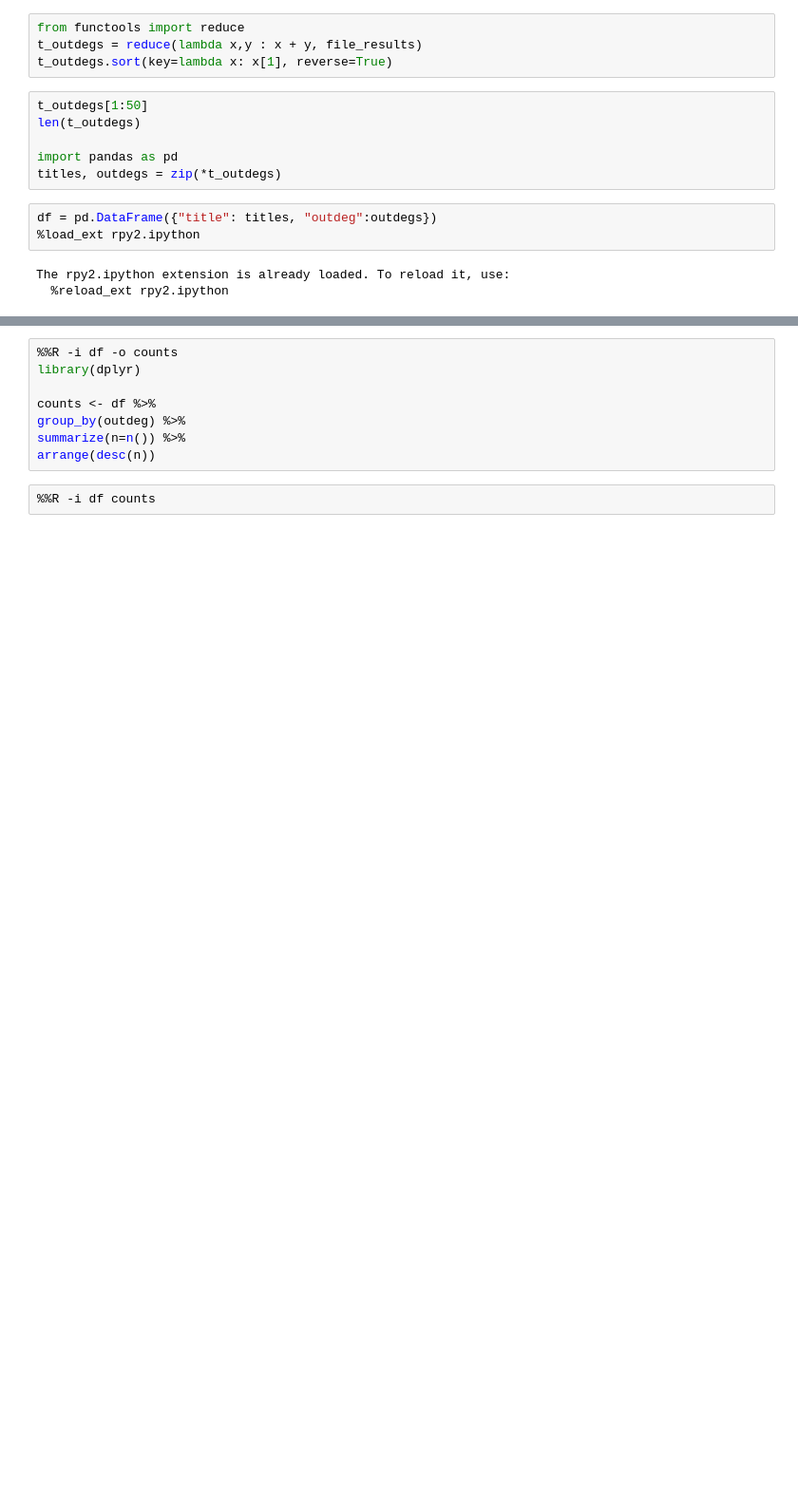
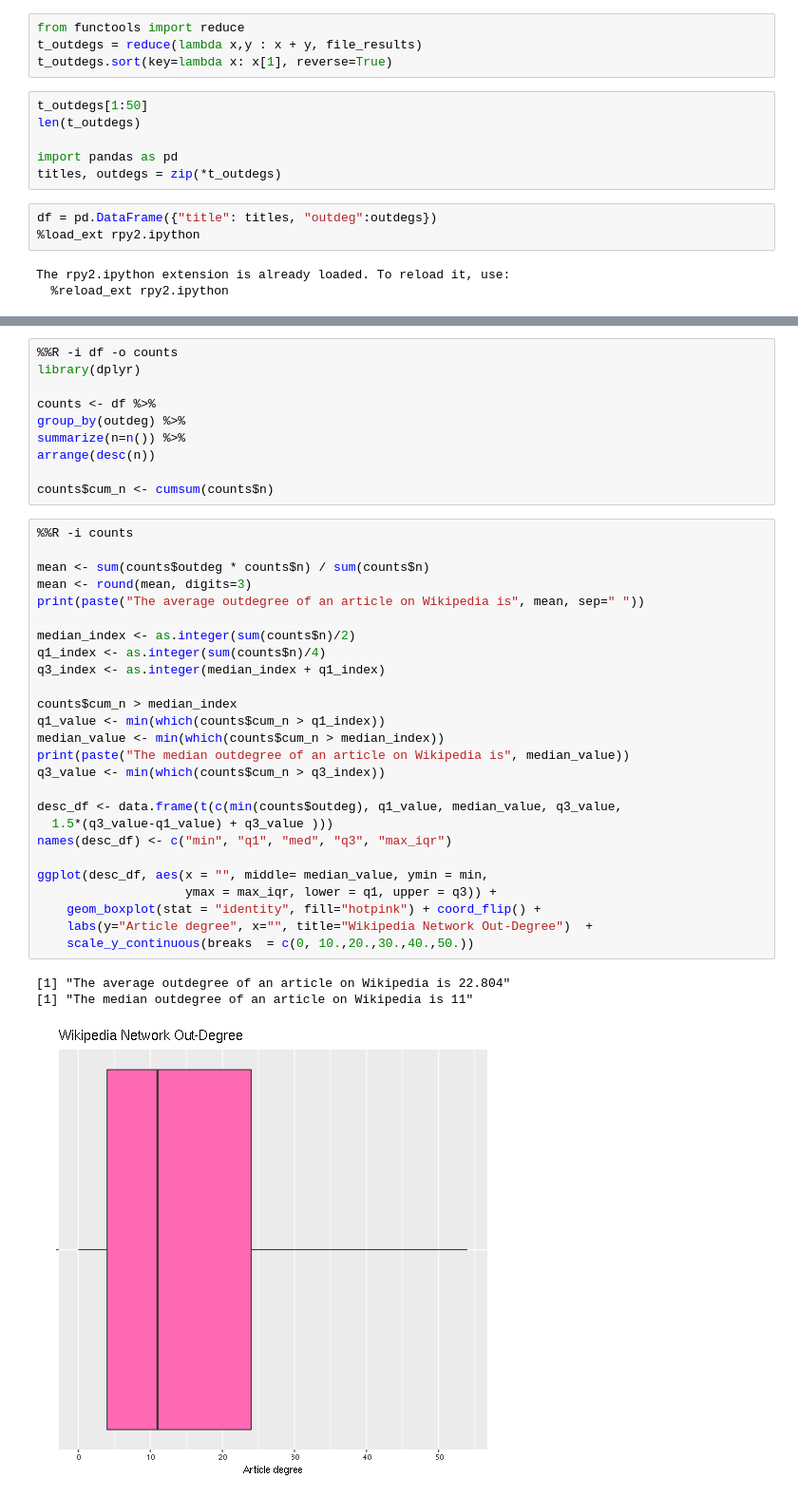
Before and after one commit to lacoperon/Wikipedia_Embedding, a Jupyter notebook: data_analysis.ipynb, the cells around one changed output, grey strips where cells are left out. Shown: that part at 95% size. Cells and saved outputs as stored; diff of their text form; blank space fills up the shorter version.

```diff
--- a/data_analysis.ipynb
+++ b/data_analysis.ipynb
@@ -80,5 +84,35 @@ counts <- df %>%
 group_by(outdeg) %>%
 summarize(n=n()) %>%
 arrange(desc(n))
+
+counts$cum_n <- cumsum(counts$n)
-# %%
-%%R -i df counts
+# %%
+%%R -i counts
+
+mean <- sum(counts$outdeg * counts$n) / sum(counts$n)
+mean <- round(mean, digits=3)
+print(paste("The average outdegree of an article on Wikipedia is", mean, sep=" "))
+
+median_index <- as.integer(sum(counts$n)/2)
+q1_index <- as.integer(sum(counts$n)/4)
+q3_index <- as.integer(median_index + q1_index)
+
+counts$cum_n > median_index
+q1_value <- min(which(counts$cum_n > q1_index))
+median_value <- min(which(counts$cum_n > median_index))
+print(paste("The median outdegree of an article on Wikipedia is", median_value))
+q3_value <- min(which(counts$cum_n > q3_index))
+
+desc_df <- data.frame(t(c(min(counts$outdeg), q1_value, median_value, q3_value,
+  1.5*(q3_value-q1_value) + q3_value )))
+names(desc_df) <- c("min", "q1", "med", "q3", "max_iqr")
+
+ggplot(desc_df, aes(x = "", middle= median_value, ymin = min,
+                    ymax = max_iqr, lower = q1, upper = q3)) +
+    geom_boxplot(stat = "identity", fill="hotpink") + coord_flip() +
+    labs(y="Article degree", x="", title="Wikipedia Network Out-Degree")  +
+    scale_y_continuous(breaks  = c(0, 10.,20.,30.,40.,50.))
+# %% [output]
+[1] "The average outdegree of an article on Wikipedia is 22.804"
+[1] "The median outdegree of an article on Wikipedia is 11"
+[figure, added]
```
Also changed, not shown: parts of 7 cells of this notebook.
